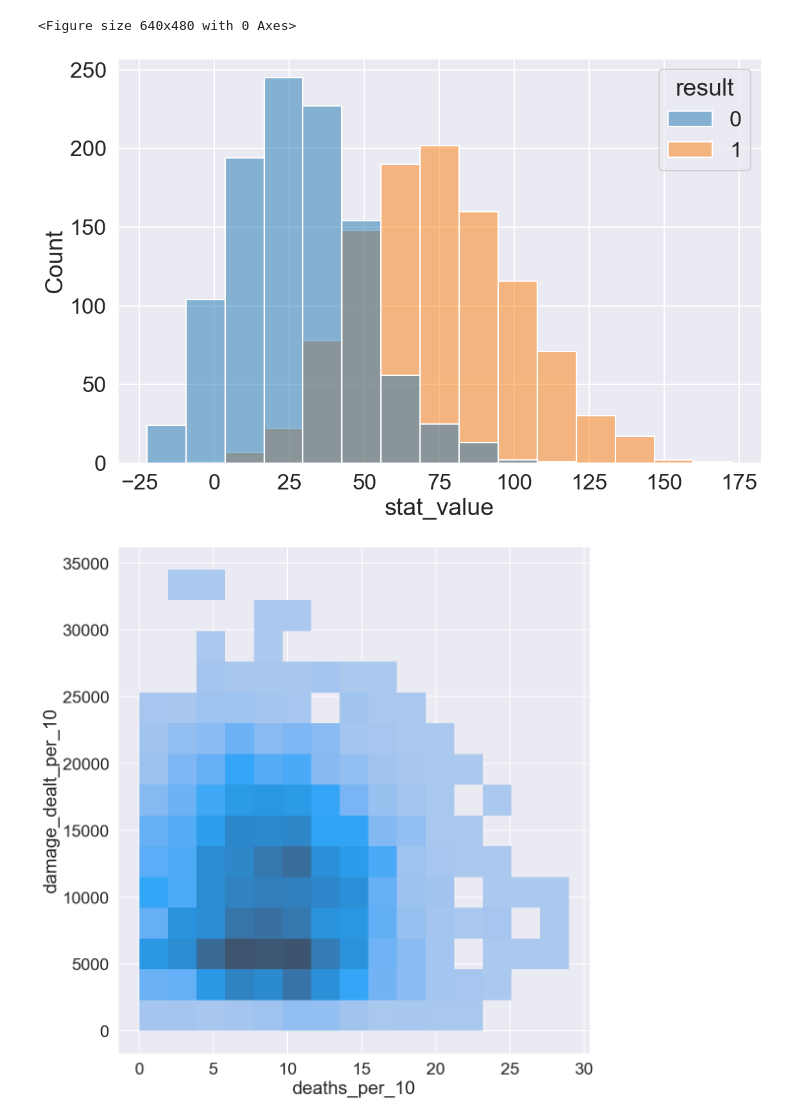
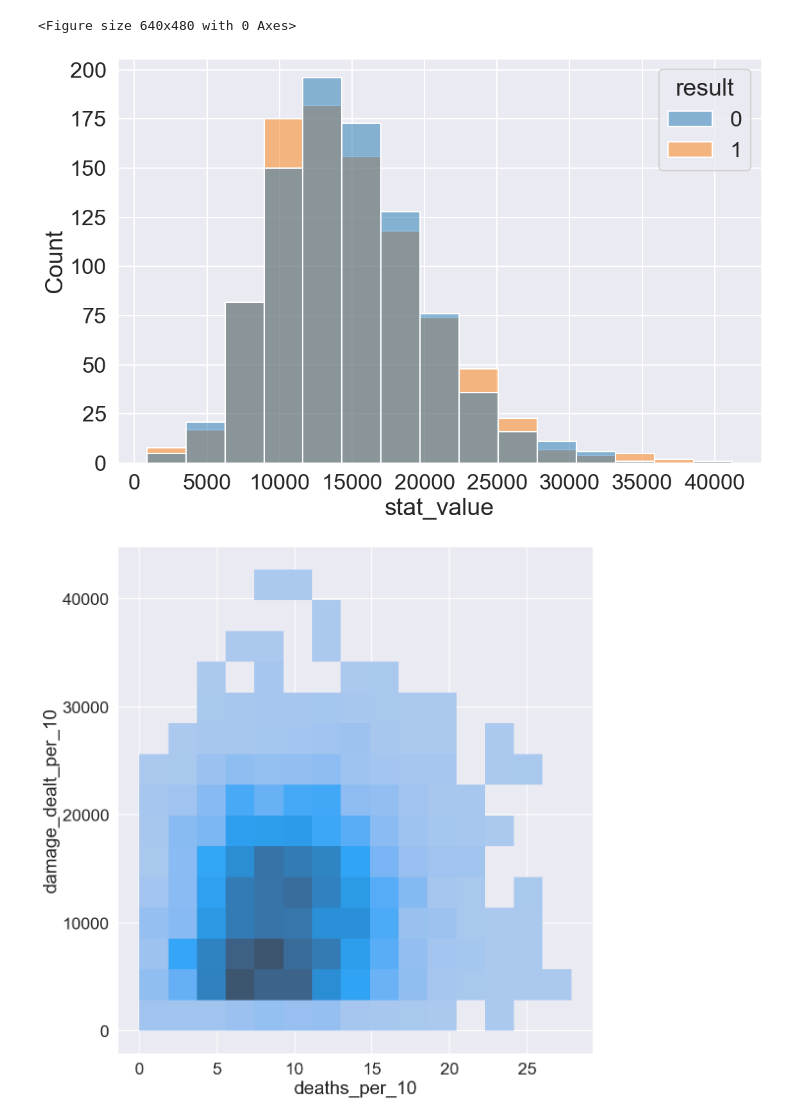
Before and after one commit to CatraMyBeloved/owcs_analysis_2.0, a Jupyter notebook: notebooks/basic_connection.ipynb, the cells around one changed output. Saved outputs shown, nothing was run; the diff lists cells and outputs as text; code cells hidden in the pictures.

```diff
--- a/notebooks/basic_connection.ipynb
+++ b/notebooks/basic_connection.ipynb
@@ -25,14 +25,9 @@ C:\Users\olexs\Documents\OWCS_Analysis\data
 # %%
 # prepare for visualization
 preparation = AnalysisPreparation(player_data, match_data)
-preparation.add_duration()
-preparation.validate_durations()
-preparation.adjust_points()
-preparation.calculate_round_duration()
-preparation.calculate_derived()
-preparation.calculate_value()
+preparation.pipeline_helper()
 new_player_data = preparation.player_data
-new_player_data = new_player_data[new_player_data['duration'] > 300]
+new_player_data = new_player_data[new_player_data['duration'] > 400]
 # %% [output]
 A value is trying to be set on a copy of a slice from a DataFrame.
 Try using .loc[row_indexer,col_indexer] = value instead
@@ -49,12 +44,12 @@ visualizer = Visualizer(new_player_data)
 # %% [output]
 <Figure size 640x480 with 0 Axes>
 # %%
-visualizer.filter_by(role = "Support", stat_type = "value")
+visualizer.filter_by(role = "Support", stat_type = "healing_done_per_10")
 visualizer.simple_histogram(x_col = "stat_value", n_bins= 15)
 # %% [output]
-[figure, old version]
+[figure, new version]
 # %%
 visualizer.histogram_2d("deaths_per_10", "damage_dealt_per_10")
 # %% [output]
-[figure, old version]
+[figure, new version]
 # %%
```
Also changed, not shown: parts of 2 cells of this notebook, 3 other files.
